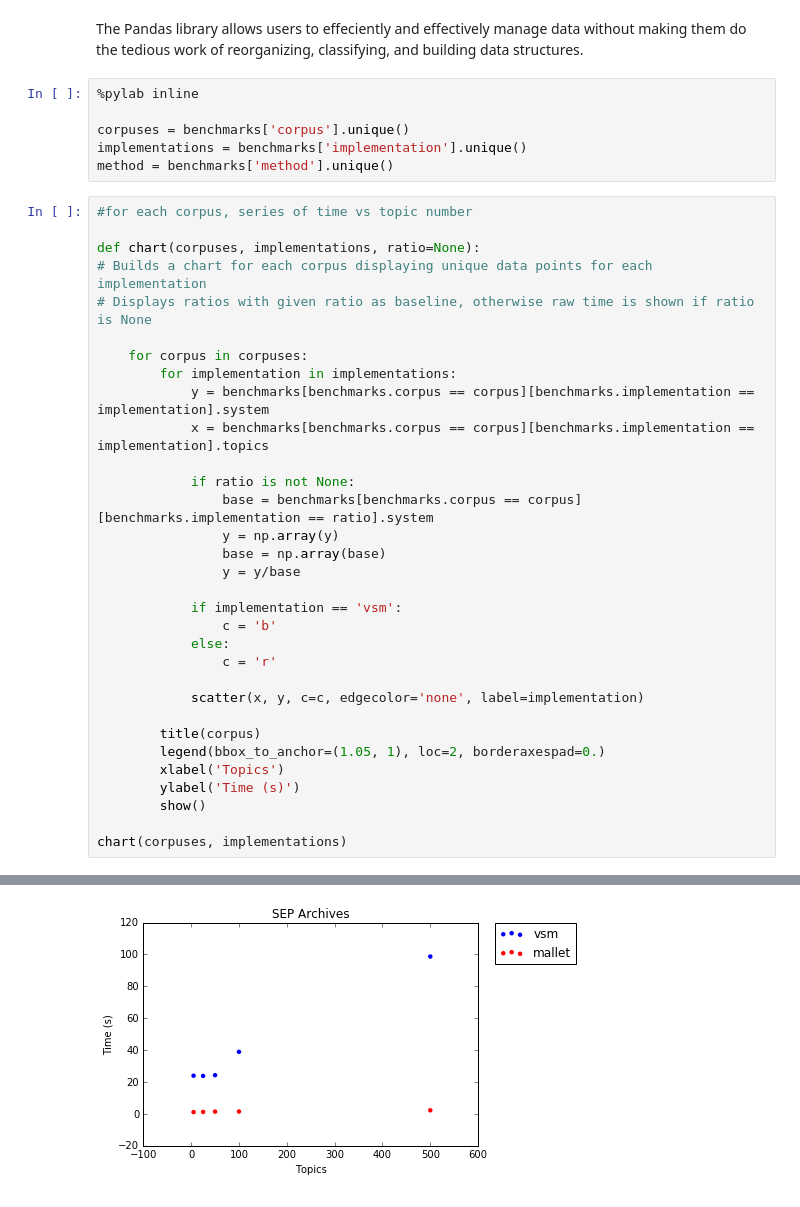
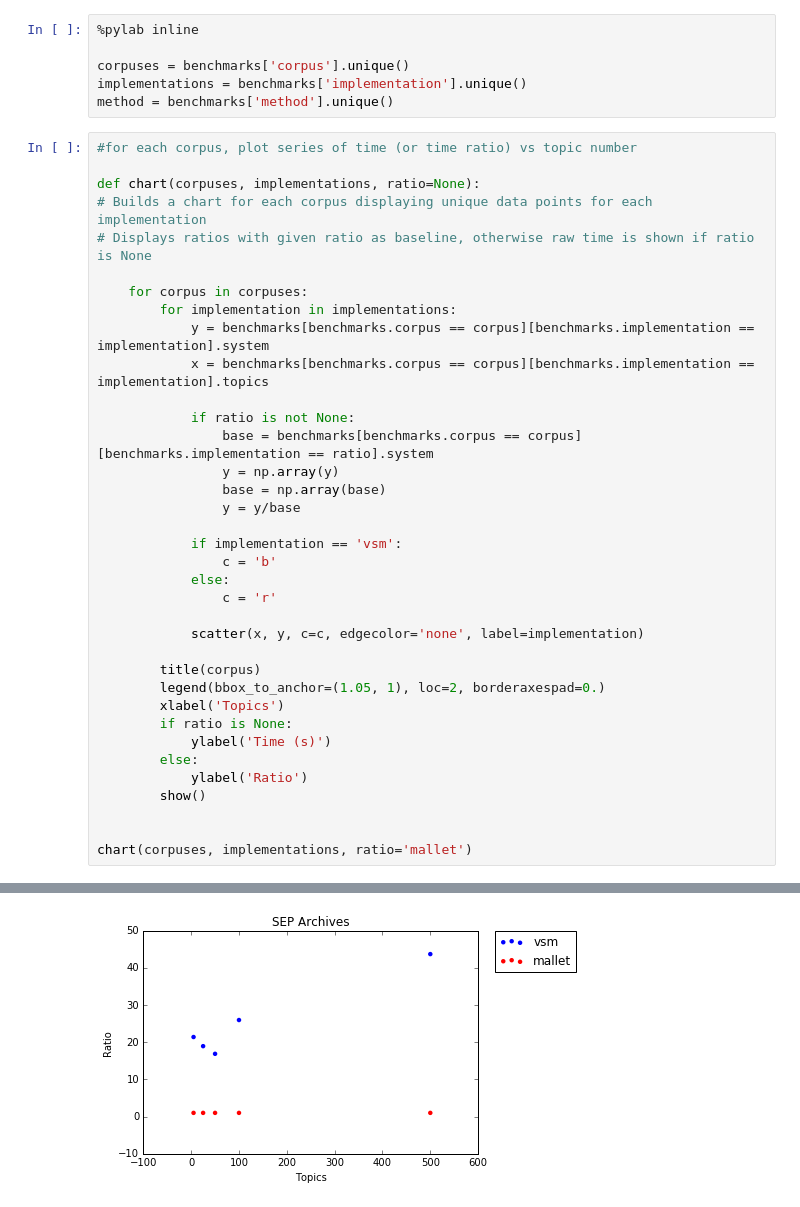
Before and after one commit to inpho/ldamark, a Jupyter notebook: ldamark/ldamark.ipynb, the cells around one changed output, grey strips where cells are left out. Saved outputs shown, nothing was run; the diff lists cells and outputs as text.

```diff
--- a/ldamark/ldamark.ipynb
+++ b/ldamark/ldamark.ipynb
@@ -14,5 +105,3 @@ print benchmarks
-# %% [markdown]
-The Pandas library allows users to effeciently and effectively manage data without making them do the tedious work of reorganizing, classifying, and building data structures.
 # %%
 %pylab inline
 
@@ -20,7 +109,7 @@ corpuses = benchmarks['corpus'].unique()
 implementations = benchmarks['implementation'].unique()
 method = benchmarks['method'].unique()
 # %%
-#for each corpus, series of time vs topic number
+#for each corpus, plot series of time (or time ratio) vs topic number
 
 def chart(corpuses, implementations, ratio=None):
 # Builds a chart for each corpus displaying unique data points for each implementation
@@ -47,8 +136,12 @@ def chart(corpuses, implementations, ratio=None):
         title(corpus)
         legend(bbox_to_anchor=(1.05, 1), loc=2, borderaxespad=0.)
         xlabel('Topics')
-        ylabel('Time (s)')
+        if ratio is None:
+            ylabel('Time (s)')
+        else:
+            ylabel('Ratio')
         show()
 
-chart(corpuses, implementations)
+
+chart(corpuses, implementations, ratio='mallet')
 # %% [output]
@@ -56 +149 @@ chart(corpuses, implementations)
-[figure, old version]
+[figure, new version]
```
Also changed, not shown: parts of 11 cells of this notebook.
